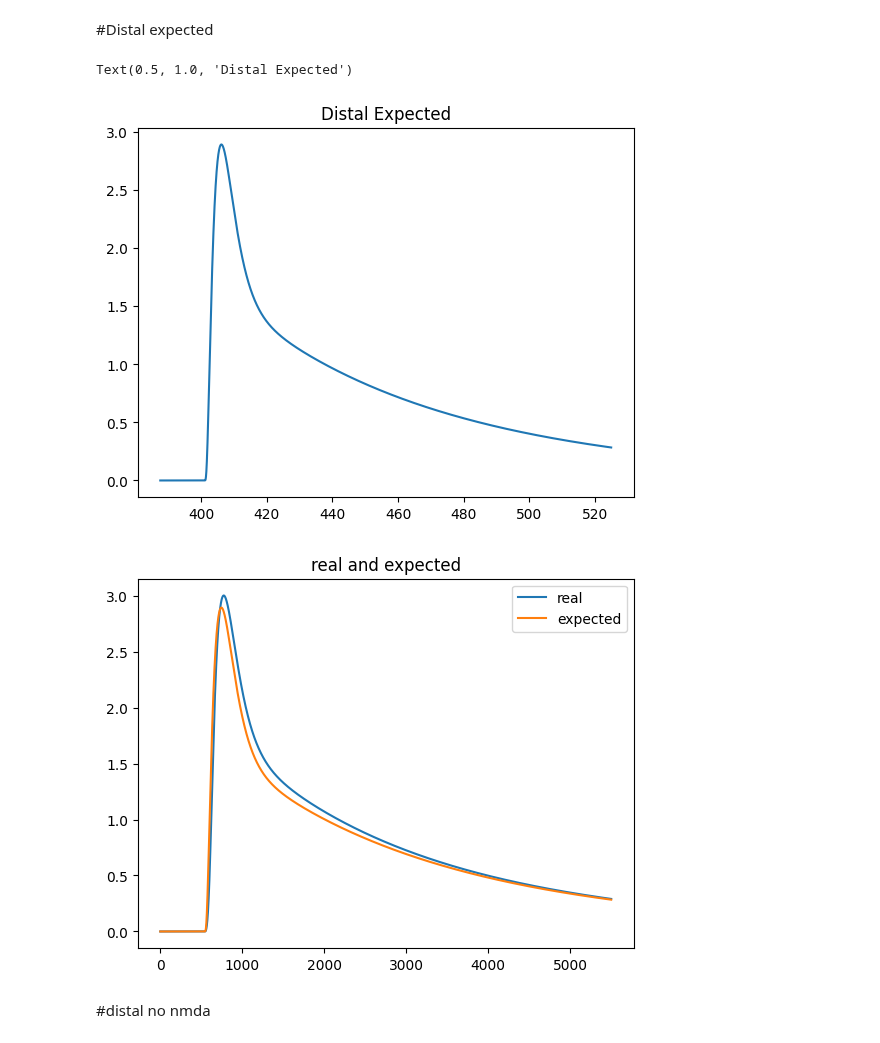
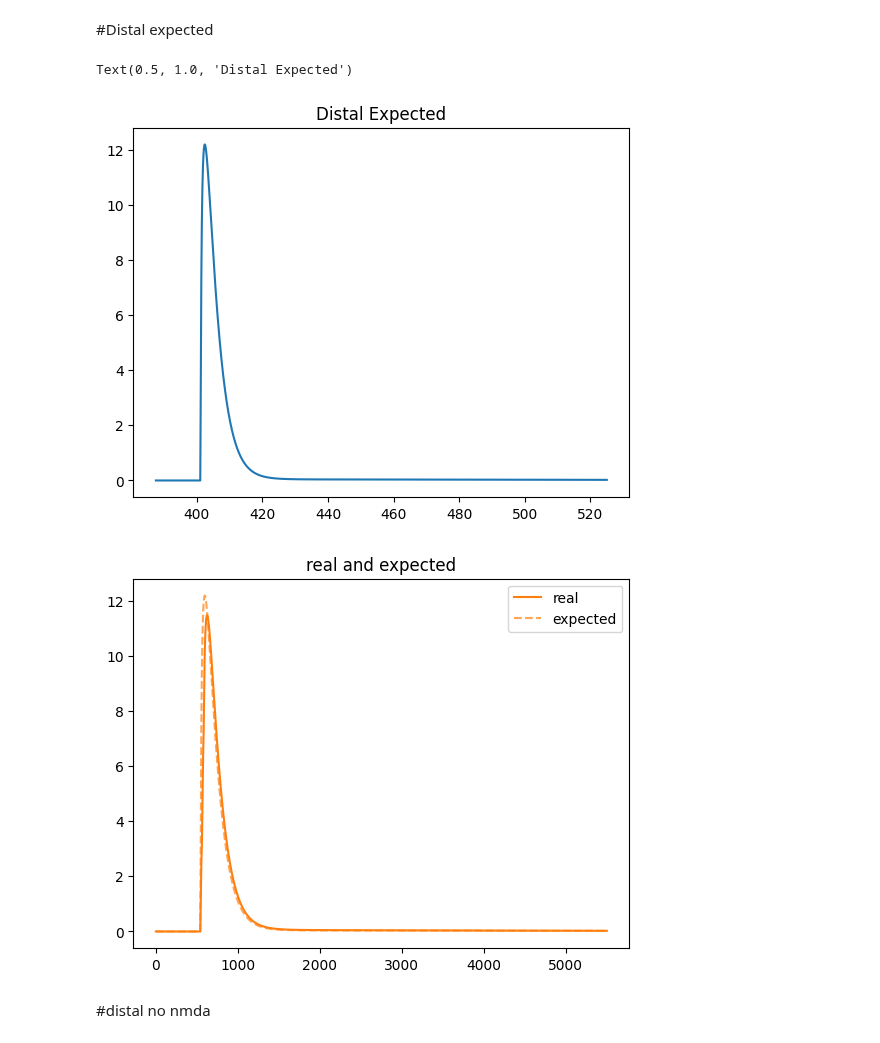
Before and after one commit to ddopp4877/single-cell-tuning, a Jupyter notebook: test_cell_with_syns.ipynb, the cells around one changed output. Drawn from its saved outputs; the diff is of its cells as text; code cells hidden in the pictures.

```diff
--- a/test_cell_with_syns.ipynb
+++ b/test_cell_with_syns.ipynb
@@ -165,4 +165,4 @@ def run(h):
 # %%
-h = build_cell(1)#redifine/add ? to h so as to avoid run() conflict?
-v,nc,times,i = run(h)
+# h = build_cell(1)#redifine/add ? to h so as to avoid run() conflict?
+# v,nc,times,i = run(h)
 # %%
@@ -210,0 +233,15 @@ def insert_syns(h,sim_params,name):
+# %%
+nsyn_exc = int(40 *.04 * 2)
+sim_params = {"event_times":[[400], [400.5],[401]],
+              "ampa_weight": 0.0001,
+              "ampa_point_proc": h.CPGLUIN,
+              "ampa_seg": 0.5,
+              "ampa_sec": 32,
+
+              "nmda_weight": 0.0002,
+              "nmda_point_proc": h.NMDAIN,
+              "nmda_seg": 0.5,
+              "nmda_sec": 32,
+
+              "nsyn_exc":3
+              }
@@ -342,14 +394,14 @@ plt.show()
 # %%
 nsyn_exc = int(40 *.04 * 2)
 sim_params = {"event_times":[[400], [400.5],[401]],
-              "ampa_weight": 0.0001,
+              "ampa_weight": 0.0004,
               "ampa_point_proc": h.CPGLUIN,
               "ampa_seg": 0.67,
               "ampa_sec": 33,
 
-              "nmda_weight": 0.005,
+              "nmda_weight": 0.0006,
               "nmda_point_proc": h.NMDAIN,
-              "nmda_seg": 0.67,
+              "nmda_seg": 0.79,
               "nmda_sec": 33,
 
               "nsyn_exc":3
@@ -377,13 +431,13 @@ Text(0.5, 1.0, 'Distal Real')
 #Distal expected
 # %%
 nsyn_exc = int(40 *.04 * 2)
-sim_params = {"event_times":[[400], [400.5],[401]],
-              "ampa_weight": 0.0001,
+sim_params = {"event_times":[[400]],
+              "ampa_weight": 0.0004,
               "ampa_point_proc": h.CPGLUIN,
               "ampa_seg": 0.67,
               "ampa_sec": 33,
 
-              "nmda_weight": 0.005,
+              "nmda_weight": 0.0006,
               "nmda_point_proc": h.NMDAIN,
               "nmda_seg": 0.67,
               "nmda_sec": 33,
@@ -403,19 +457,21 @@ corrected_v = np.array(corrected_v)
 # %%
 start, end = int(sim_params["event_times"][0][0]/0.025 - 500), int(sim_params["event_times"][0][0]/0.025 + 5000)
 expected = corrected_v[start:end] * 3
+times = np.arange(0,1000.025,0.025)
+t = times[start:end]
 plt.plot(t,expected)
 plt.title("Distal Expected")
 # %% [output]
 Text(0.5, 1.0, 'Distal Expected')
-[figure, old version]
+[figure, new version]
 # %%
-plt.plot(real,label="real")
-plt.plot(expected,label="expected")
+plt.plot(real,color = "#ff7f0e",label="real")
+plt.plot(expected,color="#ff7f0e",linestyle = "dashed",alpha = 0.7,label="expected")
 plt.legend()
 plt.title("real and expected")
 plt.show()
 # %% [output]
-[figure, old version]
+[figure, new version]
 # %% [markdown]
 #distal no nmda
 # %%
```
Also changed, not shown: parts of 28 cells of this notebook.
